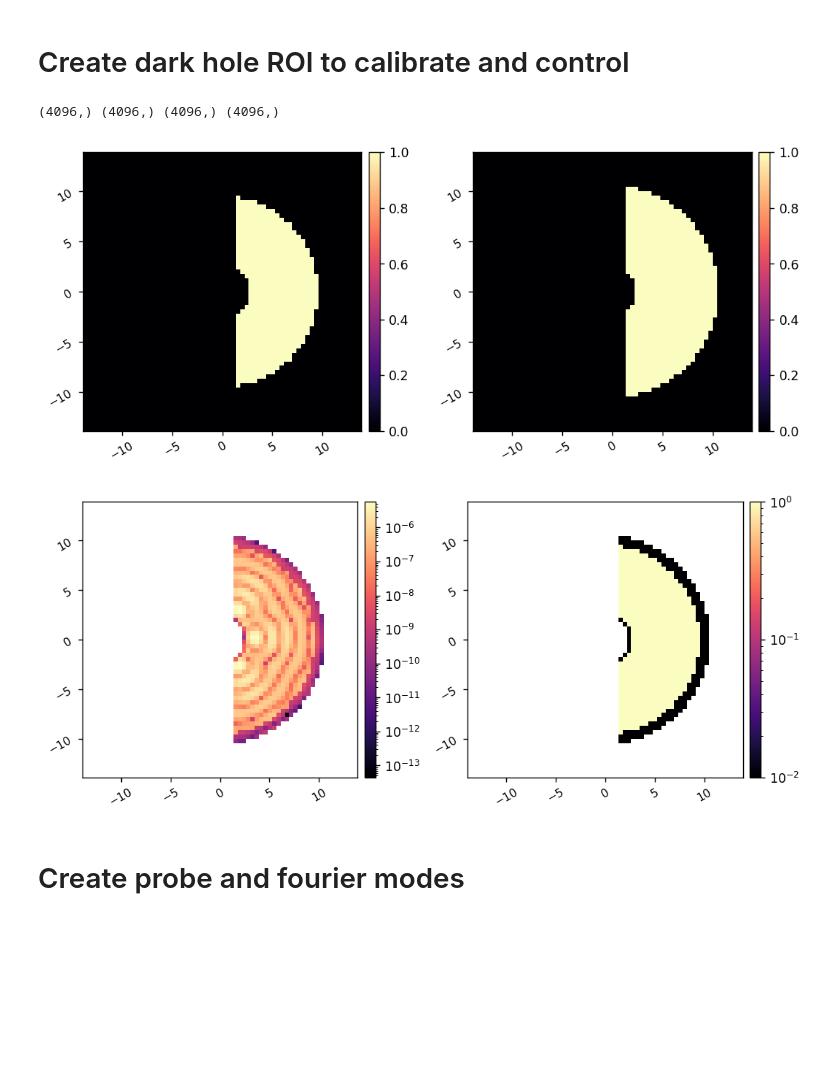
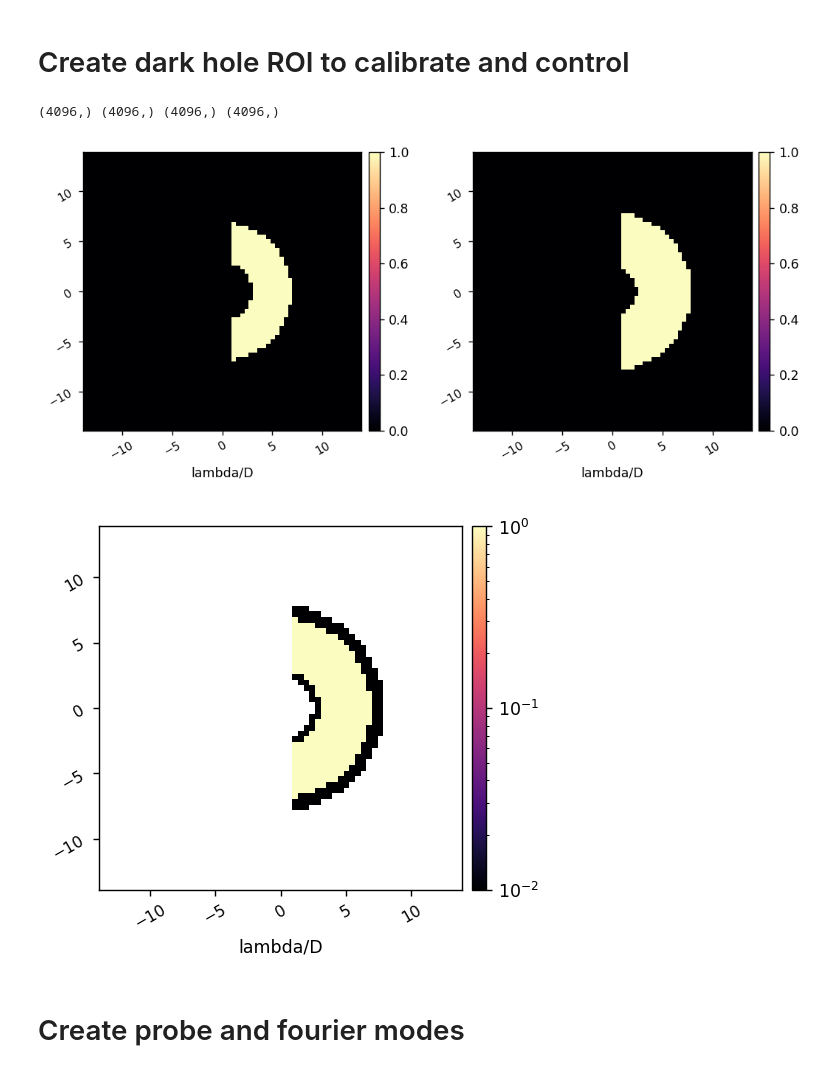
Before and after one commit to kian1377/roman-cgi-iefc, a Jupyter notebook: hlc_dshaped_calibrate_iefc.ipynb, the cells around one changed output. Saved outputs shown, nothing was run; the diff lists cells and outputs as text; code cells hidden in the pictures; blank space fills up the shorter version.

```diff
--- a/hlc_dshaped_calibrate_iefc.ipynb
+++ b/hlc_dshaped_calibrate_iefc.ipynb
@@ -44,10 +27,6 @@ Computing wisdom for 1 threads
 # %%
 reload(cgi)
 
-hlci = cgi.CGI_PROPER(use_opds=False, use_fieldstop=False, quiet=False)
-# hlci.set_dm1(dm1_flatmap)
-# hlci.set_dm2(dm2_flatmap)
-
-psf = hlci.calc_psf()
-
-misc.myimshow(psf, lognorm=True, pxscl=hlci.psf_pixelscale)
+hlci = cgi.CGI_PROPER(use_opds=False, use_fieldstop=False, quiet=True)
+npsf = hlci.npsf
+Nact = hlci.Nact
@@ -73,44 +33,43 @@ Total elapsed time (seconds) =   8.4588
 # %% [markdown]
 # Create dark hole ROI to calibrate and control
 # %%
-reload(iefc_sim)
-xfp = np.linspace(-0.5, 0.5, npsf) * npsf * psf_pixelscale_lamD
+reload(iefcu)
+xfp = np.linspace(-0.5, 0.5, npsf) * npsf * hlci.psf_pixelscale_lamD
 xf,yf = np.meshgrid(xfp,xfp)
 
-edge = 1.5
-iwa = 2.8
-owa = 9.7
+edge = 1
+iwa = 3
+owa = 7
 
 # Create the mask that is used to select which region to make dark.
 dh_params = {
     'inner_radius' : iwa,
     'outer_radius' : owa,
     'edge_position' : edge,
     'direction' : '+x'
 }
-dh_mask = iefc_sim.create_dshaped_focal_plane_mask(xf, yf, dh_params).ravel()
+dh_mask = iefcu.create_annular_focal_plane_mask(xf, yf, dh_params).ravel()
 
 #Create the mask that is used to select which region to make dark.
 control_params = {
     'inner_radius' : iwa-0.5,
     'outer_radius' : owa+1,
     'edge_position' : edge,
     'direction' : '+x'
 }
-control_mask = iefc_sim.create_dshaped_focal_plane_mask(xf, yf, control_params).ravel()
+control_mask = iefcu.create_annular_focal_plane_mask(xf, yf, control_params).ravel()
 
 relative_weight = 0.99
 weights = dh_mask * relative_weight + (1 - relative_weight) * control_mask
 
 print(dh_mask.shape, control_mask.shape, control_mask.shape, weights.shape)
 misc.myimshow2(dh_mask.reshape(npsf,npsf), control_mask.reshape(npsf,npsf),
-               pxscl1=psf_pixelscale_lamD, pxscl2=psf_pixelscale_lamD)
-misc.myimshow2(psf*weights.reshape(npsf,npsf), weights.reshape(npsf,npsf), lognorm1=True, lognorm2=True,
-               pxscl1=psf_pixelscale_lamD, pxscl2=psf_pixelscale_lamD)
+               pxscl1=hlci.psf_pixelscale_lamD, pxscl2=hlci.psf_pixelscale_lamD)
+misc.myimshow(weights.reshape(npsf,npsf), lognorm=True, pxscl=hlci.psf_pixelscale_lamD)
 # %% [output]
 (4096,) (4096,) (4096,) (4096,)
-[figure, old version]
+[figure, new version]
-[figure, old version]
+[figure, new version]
 # %% [markdown]
 # Create probe and fourier modes
 # %%
```
Also changed, not shown: parts of 8 cells of this notebook, 8 other files.
